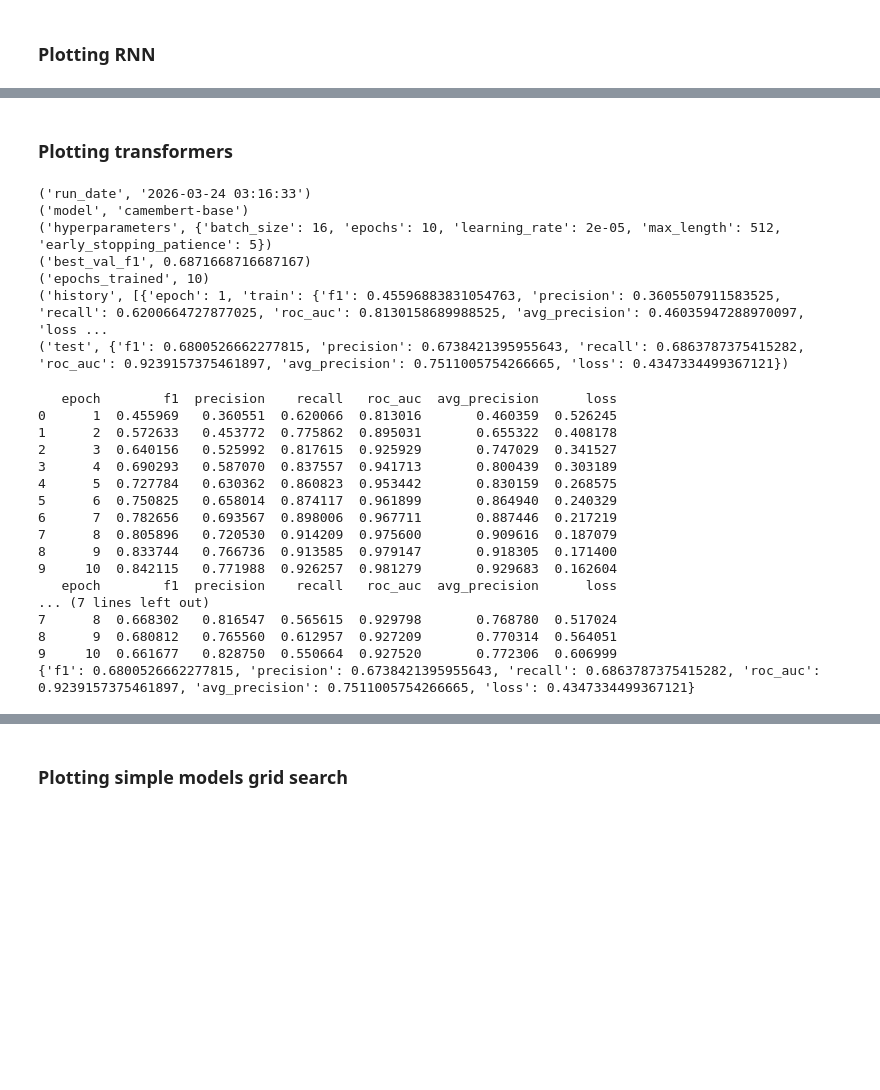
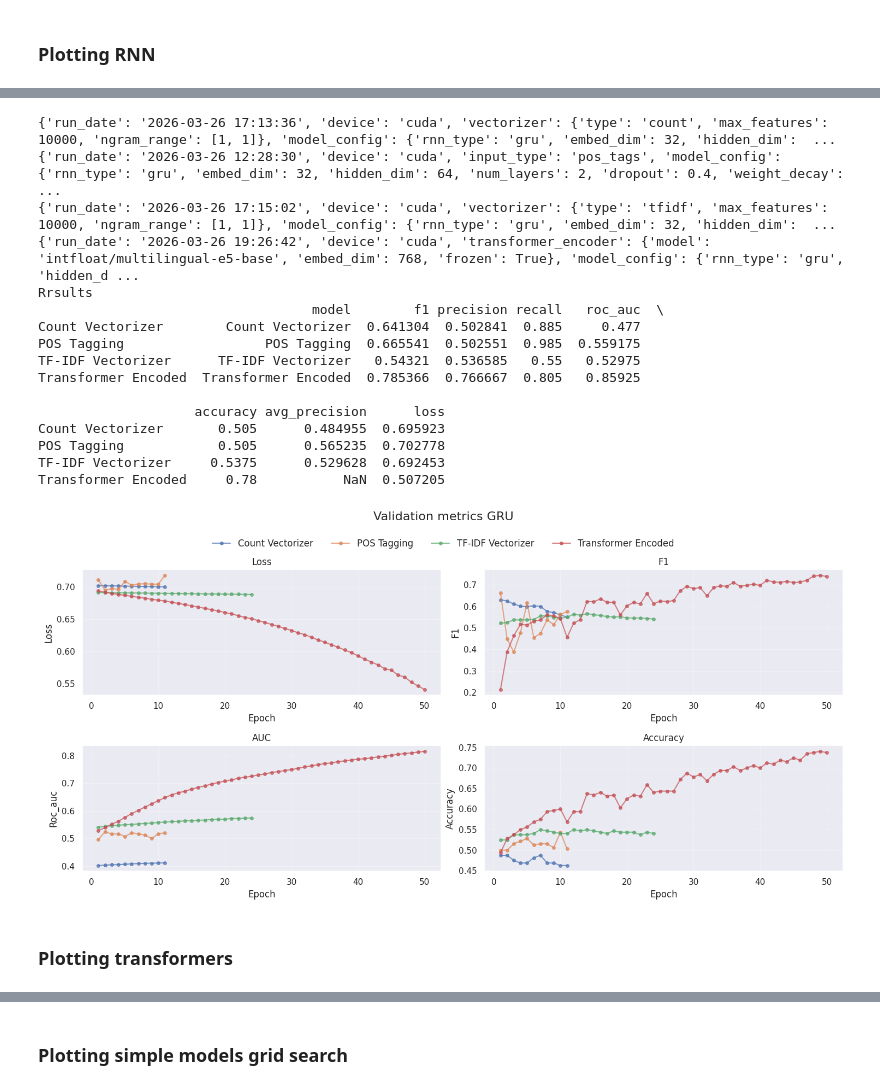
Before and after one commit to alan-man/tal-projet, a Jupyter notebook: plots_models.ipynb, the cells around one changed output, grey strips where cells are left out. Saved outputs shown, nothing was run; the diff lists cells and outputs as text; code cells hidden in the pictures; blank space fills up the shorter version.

```diff
--- a/plots_models.ipynb
+++ b/plots_models.ipynb
@@ -116,61 +255,22 @@ plt.show()
+# %%
+load_plot_rnn(file_paths_GRU_movies, savename= "movies_GRU_plots" ,type = "GRU")
+# %% [output]
+{'run_date': '2026-03-26 17:13:36', 'device': 'cuda', 'vectorizer': {'type': 'count', 'max_features': 10000, 'ngram_range': [1, 1]}, 'model_config': {'rnn_type': 'gru', 'embed_dim': 32, 'hidden_dim':  ...
+{'run_date': '2026-03-26 12:28:30', 'device': 'cuda', 'input_type': 'pos_tags', 'model_config': {'rnn_type': 'gru', 'embed_dim': 32, 'hidden_dim': 64, 'num_layers': 2, 'dropout': 0.4, 'weight_decay':  ...
+{'run_date': '2026-03-26 17:15:02', 'device': 'cuda', 'vectorizer': {'type': 'tfidf', 'max_features': 10000, 'ngram_range': [1, 1]}, 'model_config': {'rnn_type': 'gru', 'embed_dim': 32, 'hidden_dim':  ...
+{'run_date': '2026-03-26 19:26:42', 'device': 'cuda', 'transformer_encoder': {'model': 'intfloat/multilingual-e5-base', 'embed_dim': 768, 'frozen': True}, 'model_config': {'rnn_type': 'gru', 'hidden_d ...
+Rrsults
+                                   model        f1 precision recall   roc_auc  \
+Count Vectorizer        Count Vectorizer  0.641304  0.502841  0.885     0.477
+POS Tagging                  POS Tagging  0.665541  0.502551  0.985  0.559175
+TF-IDF Vectorizer      TF-IDF Vectorizer   0.54321  0.536585   0.55   0.52975
+Transformer Encoded  Transformer Encoded  0.785366  0.766667  0.805   0.85925
+
+                    accuracy avg_precision      loss
+Count Vectorizer       0.505      0.484955  0.695923
+POS Tagging            0.505      0.565235  0.702778
+TF-IDF Vectorizer     0.5375      0.529628  0.692453
+Transformer Encoded     0.78           NaN  0.507205
+[figure, added]
 # %% [markdown]
 ### Plotting transformers
-# %%
-json_path = Path('rnn/res_json/results_transformer.json')
-with open(json_path, 'r') as f:
-    results = json.load(f)
-
-for el in results.items():
-    print(el)
-# %% [output]
-('run_date', '2026-03-24 03:16:33')
-('model', 'camembert-base')
-('hyperparameters', {'batch_size': 16, 'epochs': 10, 'learning_rate': 2e-05, 'max_length': 512, 'early_stopping_patience': 5})
-('best_val_f1', 0.6871668716687167)
-('epochs_trained', 10)
-('history', [{'epoch': 1, 'train': {'f1': 0.45596883831054763, 'precision': 0.3605507911583525, 'recall': 0.6200664727877025, 'roc_auc': 0.8130158689988525, 'avg_precision': 0.46035947288970097, 'loss ...
-('test', {'f1': 0.6800526662277815, 'precision': 0.6738421395955643, 'recall': 0.6863787375415282, 'roc_auc': 0.9239157375461897, 'avg_precision': 0.7511005754266665, 'loss': 0.4347334499367121})
-# %%
-# get data
-train_metrics = []
-val_metrics = []
-
-for epoch_data in results['history']:
-    epoch = epoch_data['epoch']
-
-    train_row = {'epoch': epoch}
-    train_row.update(epoch_data['train'])
-    train_metrics.append(train_row)
-
-    val_row = {'epoch': epoch}
-    val_row.update(epoch_data['val'])
-    val_metrics.append(val_row)
-
-# Create DataFrames
-df_train = pd.DataFrame(train_metrics)
-df_val = pd.DataFrame(val_metrics)
-
-# Test metrics
-test_metrics = results['test']
-
-print(df_train)
-print(df_val)
-print(test_metrics)
-# %% [output]
-   epoch        f1  precision    recall   roc_auc  avg_precision      loss
-0      1  0.455969   0.360551  0.620066  0.813016       0.460359  0.526245
-1      2  0.572633   0.453772  0.775862  0.895031       0.655322  0.408178
-2      3  0.640156   0.525992  0.817615  0.925929       0.747029  0.341527
-3      4  0.690293   0.587070  0.837557  0.941713       0.800439  0.303189
-4      5  0.727784   0.630362  0.860823  0.953442       0.830159  0.268575
-5      6  0.750825   0.658014  0.874117  0.961899       0.864940  0.240329
-6      7  0.782656   0.693567  0.898006  0.967711       0.887446  0.217219
-7      8  0.805896   0.720530  0.914209  0.975600       0.909616  0.187079
-8      9  0.833744   0.766736  0.913585  0.979147       0.918305  0.171400
-9     10  0.842115   0.771988  0.926257  0.981279       0.929683  0.162604
-   epoch        f1  precision    recall   roc_auc  avg_precision      loss
-... (7 lines left out)
-7      8  0.668302   0.816547  0.565615  0.929798       0.768780  0.517024
-8      9  0.680812   0.765560  0.612957  0.927209       0.770314  0.564051
-9     10  0.661677   0.828750  0.550664  0.927520       0.772306  0.606999
-{'f1': 0.6800526662277815, 'precision': 0.6738421395955643, 'recall': 0.6863787375415282, 'roc_auc': 0.9239157375461897, 'avg_precision': 0.7511005754266665, 'loss': 0.4347334499367121}
```
Also changed, not shown: parts of 26 cells of this notebook, 4 other files.
